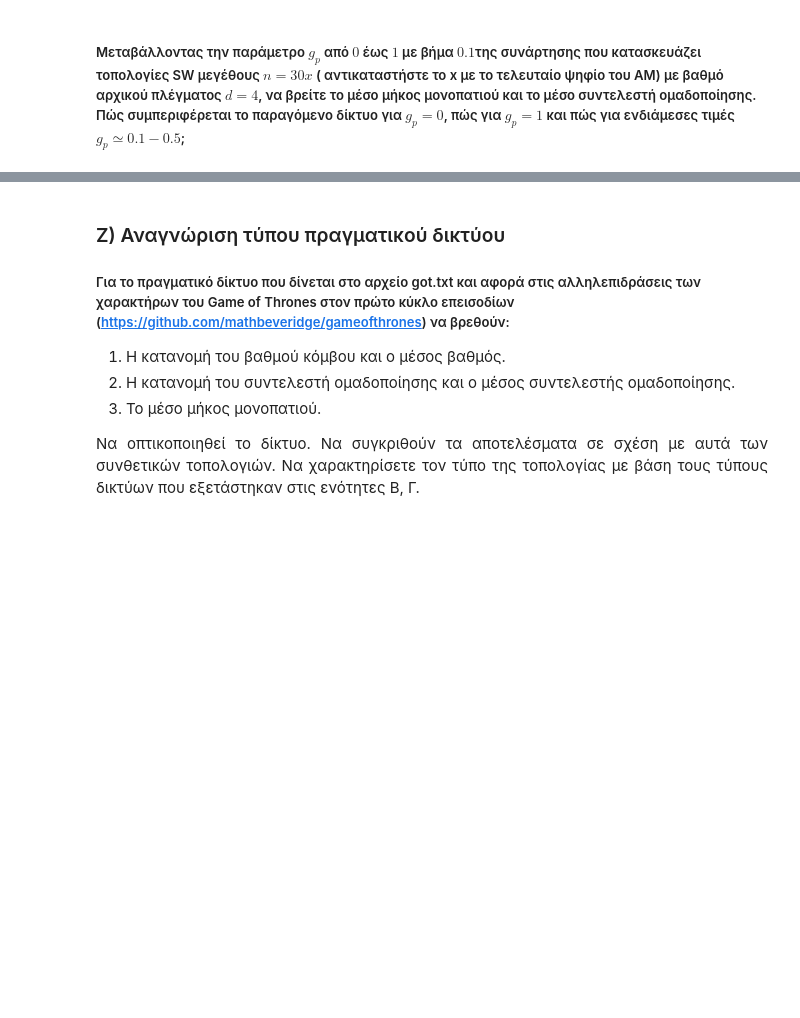
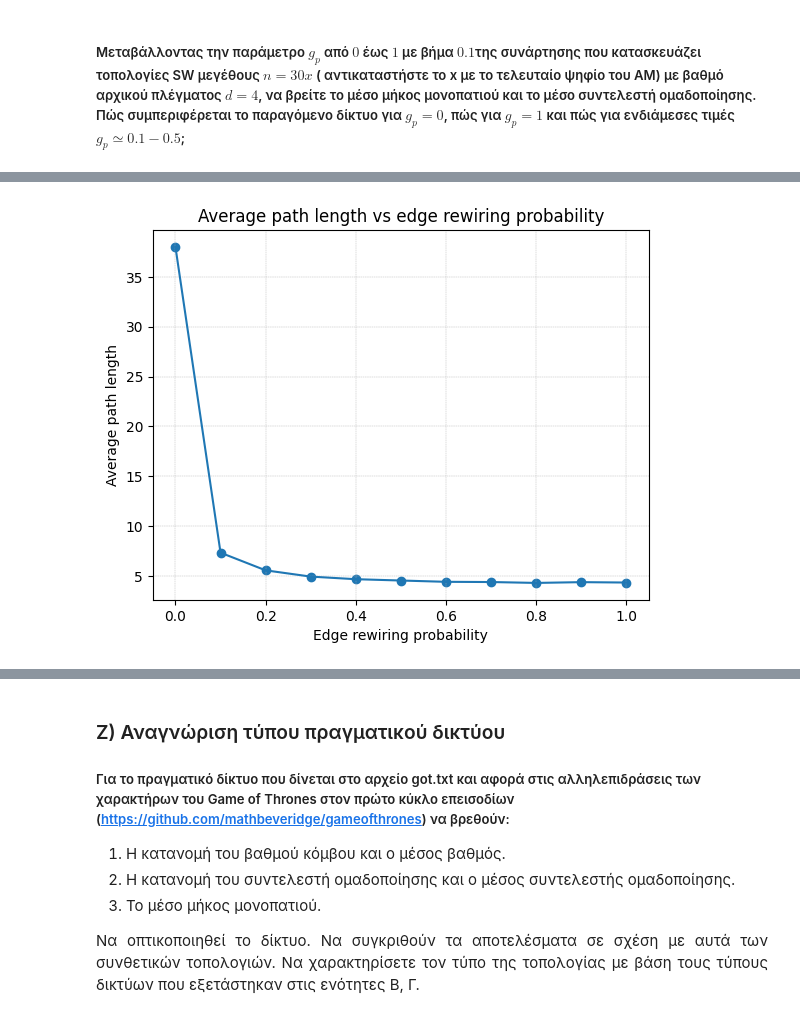
Before and after one commit to billdepo/Social-Networks-Analysis, a Jupyter notebook: lab1/lab1_student_version_Depastas.ipynb, the cells around one changed output, grey strips where cells are left out. Drawn from its saved outputs; the diff is of its cells as text; code cells hidden in the pictures; blank space fills up the shorter version.

```diff
--- a/lab1/lab1_student_version_Depastas.ipynb
+++ b/lab1/lab1_student_version_Depastas.ipynb
@@ -1284,0 +1300,35 @@ d=4
+# %%
+random.seed(seedno)
+n = 301
+d = 4
+g_range = np.arange(0, 1.1, 0.1)
+
+def avg_path_length_and_cc(g_p, n=301, d=4):
+    G = nx.watts_strogatz_graph(n, d, p=g_p) # probability of replacing ring nodes is g_p
+
+    # clustering coefficient
+    local_cc: dict = nx.clustering(G) # calculate local clustering coefficients for all graph nodes
+    cc_dist: np.ndarray = np.array(list(local_cc.values()))
+    mean_cc: float = np.mean(cc_dist)
+
+    # average path length calculation
+    shortest_paths_dict: dict = dict(nx.all_pairs_shortest_path_length(G))
+    path_lengths: list = []
+    for start_node in range(0, n):
+        paths_dict: dict = shortest_paths_dict[start_node]
+        for end_node in range(start_node+1, n):  # with this nested loop we will only consider each pair of nodes u_i, u_j once and also make sure that u_i != u_j
+            shortest_path: int = paths_dict[end_node]
+            path_lengths.append(shortest_path)
+
+    np_path_lengths: np.ndarray = np.array(path_lengths)
+    np_path_lengths_mean: float = np.mean(np_path_lengths)
+
+    return mean_cc, np_path_lengths_mean
+# %%
+mean_cc_list = []
+mean_path_length_list = []
+
+for g_p in g_range:
+    mean_cc, mean_path_length = avg_path_length_and_cc(g_p)
+    mean_cc_list.append(mean_cc)
+    mean_path_length_list.append(mean_path_length)
@@ -1284,0 +1352,11 @@ d=4
+# %%
+plt.plot(list(g_range), mean_path_length_list)
+plt.scatter(list(g_range), mean_path_length_list)
+
+plt.title(f"Average path length vs edge rewiring probability")
+plt.xlabel(f"Edge rewiring probability")
+plt.ylabel("Average path length")
+plt.grid(linestyle='--', linewidth=0.3)
+plt.show()
+# %% [output]
+[figure, added]
```
Also changed, not shown: parts of 23 cells of this notebook.
